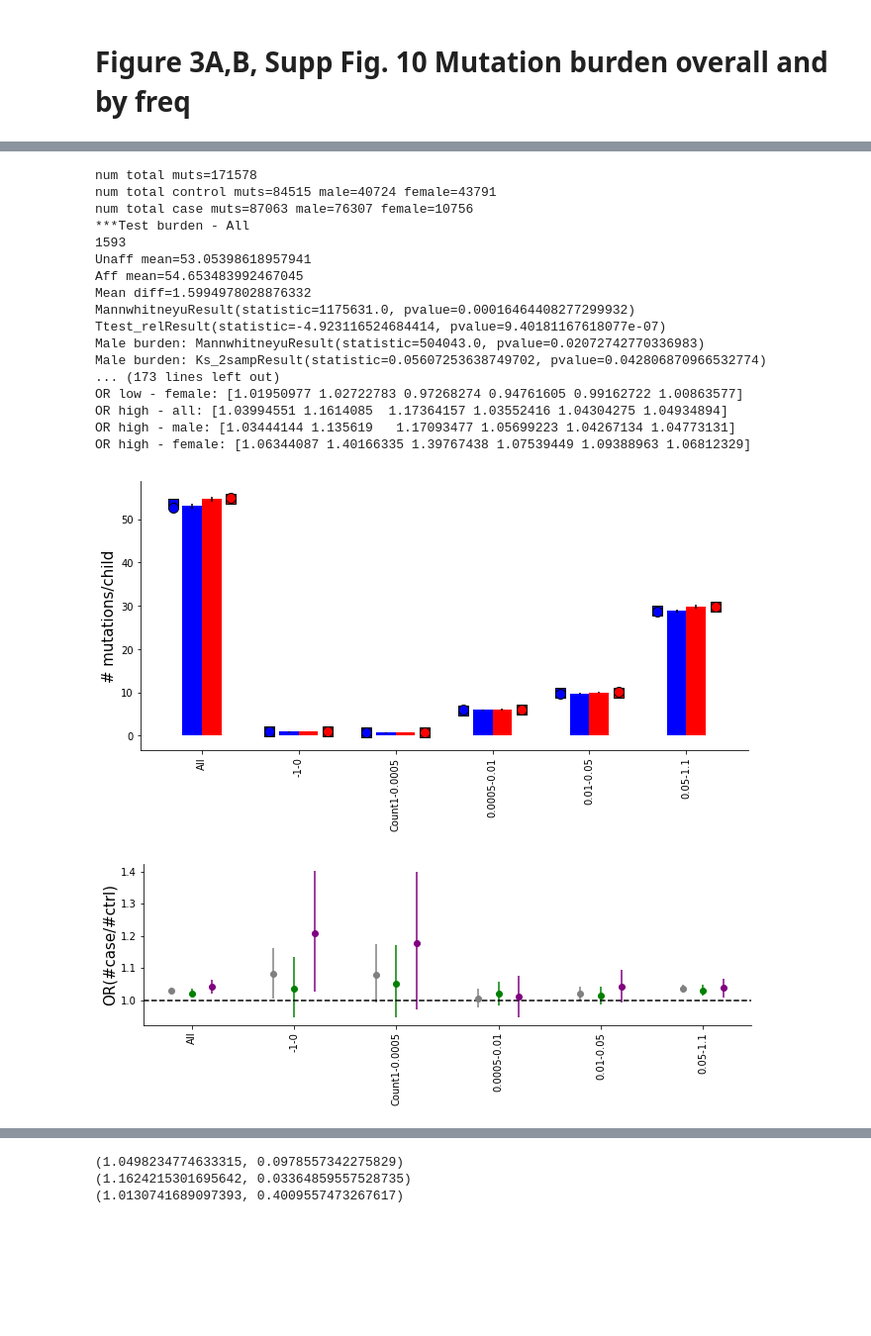
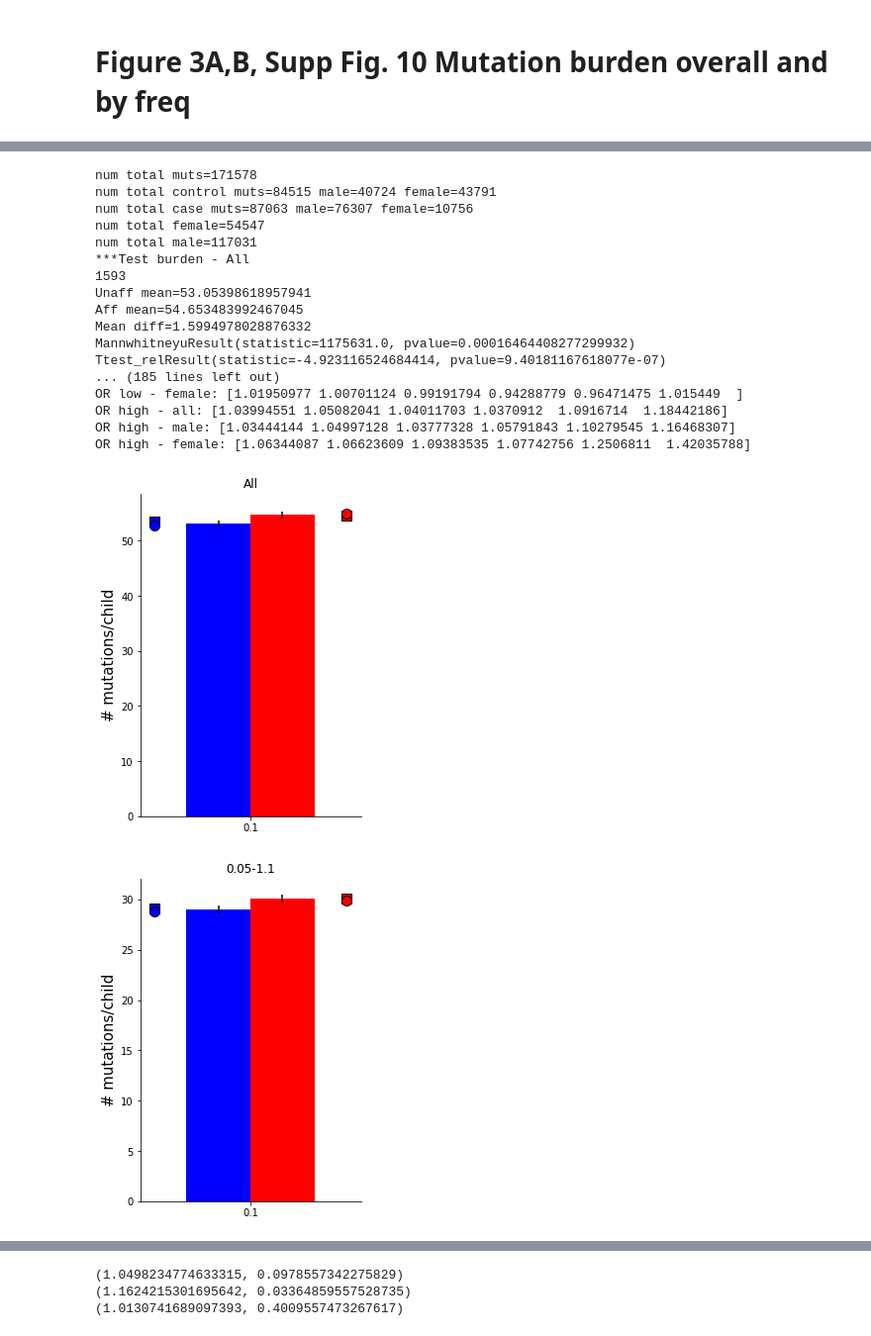
Before and after one commit to gymreklab/ssc-denovos-paper, a Jupyter notebook: figure-notebooks/Mitra_etal_Figure3.ipynb, the cells around one changed output, grey strips where cells are left out. Shown: that part at 99% size. Saved outputs shown, nothing was run; the diff lists cells and outputs as text; code cells hidden in the pictures; blank space fills up the shorter version.

```diff
--- a/figure-notebooks/Mitra_etal_Figure3.ipynb
+++ b/figure-notebooks/Mitra_etal_Figure3.ipynb
@@ -153,7 +153,8 @@ def GetCounts(df, pt, families, sex=None):
     mutcounts = [famcounts.get(family, 0) for family in families]
     return mutcounts
 
-def PlotBurden(full_fdata, fdata_list, fdata_list_labels, maxORy=None, col=None, freq=1, figprefix=None, adjust_patage=False):
+def PlotBurden(full_fdata, fdata_list, fdata_list_labels, maxORy=None, col=None, freq=1,
+               figprefix=None, adjust_patage=False):
     fdata = full_fdata
 
     # Get list of families to use
@@ -201,6 +202,8 @@ def PlotBurden(full_fdata, fdata_list, fdata_list_labels, maxORy=None, col=None,
         print("num total case muts=%s male=%s female=%s"%(usedata[usedata["phenotype"]==2].shape[0],
                                                             usedata[(usedata["sex"]=="male") & (usedata["phenotype"]==2)].shape[0],
                                                             usedata[(usedata["sex"]=="female") & (usedata["phenotype"]==2)].shape[0]))
+        print("num total female=%s"%usedata[(usedata["sex"]=="female")].shape[0])
+        print("num total male=%s"%usedata[(usedata["sex"]=="male")].shape[0])
         child_counts = usedata.groupby(["child","phenotype","family","father_age_birth_years"], as_index=False).agg({"posterior": len})
         child_counts.columns = ["child","phenotype","family","father_age_birth_years","nummut"]
         child_counts_by_sex = usedata.groupby(["child","phenotype","family","sex"], as_index=False).agg({"posterior": len})
@@ -306,18 +309,46 @@ def PlotBurden(full_fdata, fdata_list, fdata_list_labels, maxORy=None, col=None,
                             child_counts[child_counts["phenotype"]==2].sort_values("family")["resid_nummut"]))
 
     ########### Main bar plot showing diff ############
+
+    # Plot overall
+    W = 0.2
+    ptsize = 100
+
+    # each on a different axis
+    for i in range(len(fdata_list)):
+        fig = plt.figure()
+        fig.set_size_inches((4, 6))
+        ax = fig.add_subplot(111)
+        ax.bar([0], [pt_counts_list_unaff[i]], yerr=[1.96*pt_stderrs_list_unaff[i]], color=UNAFF_COLOR, width=W)
+        ax.bar([W], [pt_counts_list_aff[i]], yerr=[1.96*pt_stderrs_list_aff[i]], color=AFF_COLOR, width=W)
+
+        ax.scatter([-1*W], [male_counts_list_unaff[i]], marker="s", color=UNAFF_COLOR, s=ptsize, edgecolors="black")
+        ax.scatter([-1*W], [female_counts_list_unaff[i]], marker="o", color=UNAFF_COLOR, s=ptsize, edgecolors="black")
+        ax.scatter([2*W], [male_counts_list_aff[i]], marker="s", color=AFF_COLOR, s=ptsize, edgecolors="black")
+        ax.scatter([2*W], [female_counts_list_aff[i]], marker="o", color=AFF_COLOR, s=ptsize, edgecolors="black")
+        ax.set_xticks([W/2])
+        ax.set_ylabel("# mutations/child", size=15)
+        ax.spines['right'].set_visible(False)
+        ax.spines['top'].set_visible(False)
+        ax.yaxis.set_ticks_position('left')
+        ax.xaxis.set_ticks_position('bottom');
+
+        ax.set_title(fdata_list_labels[i])
+        if figprefix is not None:
+            fig.savefig(os.path.join(OUTDIR, figprefix+"-burden-%s.pdf"%fdata_list_labels[i]))
+
+    xvals = range(len(fdata_list))
+
+    """
+    # All on one axis
     fig = plt.figure()
     fig.set_size_inches((5+len(fdata_list), 5))
     ax = fig.add_subplot(111)
 
-    # Plot overall
-    W = 0.2
-    xvals = range(len(fdata_list))
     ax.bar(xvals, pt_counts_list_unaff, yerr=1.96*np.array(pt_stderrs_list_unaff), color=UNAFF_COLOR, width=W)
     ax.bar([item+W for item in xvals], pt_counts_list_aff, yerr=1.96*np.array(pt_stderrs_list_aff), color=AFF_COLOR, width=W)
 
     # Plot by sex
-    ptsize = 100
     ax.scatter([item-W for item in xvals], male_counts_list_unaff, marker="s", color=UNAFF_COLOR, s=ptsize, edgecolors="black")
     ax.scatter([item-W for item in xvals], female_counts_list_unaff, marker="o", color=UNAFF_COLOR, s=ptsize, edgecolors="black")
     ax.scatter([item+2*W for item in xvals], male_counts_list_aff, marker="s", color=AFF_COLOR, s=ptsize, edgecolors="black")
@@ -335,6 +366,7 @@ def PlotBurden(full_fdata, fdata_list, fdata_list_labels, maxORy=None, col=None,
     ax.set_title(col)
     if figprefix is not None:
         fig.savefig(os.path.join(OUTDIR, figprefix+"-burden.pdf"))
+    """
 
     ########### Odds ratio plot ############
     # Need num_unnaf and num_aff for each category
@@ -418,6 +450,7 @@ def PlotBurden(full_fdata, fdata_list, fdata_list_labels, maxORy=None, col=None,
     if figprefix is not None:
         fig.savefig(os.path.join(OUTDIR, figprefix+"-OR.pdf"))
 
+
     ########### Mutation size barplot ############
     fig = plt.figure()
     fig.set_size_inches((5+len(fdata_list), 5))
@@ -478,40 +532,40 @@ PlotBurden(finaldata_nohom, [finaldata_nohom], ["all"], col=None, freq=1, figpre
 # %%
 # By freq bin of target allele - overall
 # (i.e. <0.001; 0.001-0.01; 0.01-0.05; >0.05)
 
 mintotal = 0.8*max(fdata["total"])
 
 # All
 fdata_list = [finaldata]
 fdata_labels_list = ["All"]
 
 # Other freq bins
-for freqpair in [(-1, 0), (-1,0.0005), (0.0005, 0.01), (0.01, 0.05), (0.05, 1.1)]:
+for freqpair in [(0.05, 1.1), (0.01, 0.05), (0.001, 0.01), (-1,0.001), (-1, 0)]:
     minfreq, maxfreq = freqpair
     if minfreq == -1 and maxfreq > 0:
         fdata_list.append(finaldata[(finaldata["total"]>=mintotal) & (finaldata["freq"]>0) & (finaldata["freq"]<=maxfreq)])
         fdata_labels_list.append("Count1-%s"%(maxfreq))
     else:
         fdata_list.append(finaldata[(finaldata["total"]>=mintotal) & (finaldata["freq"]>minfreq) & (finaldata["freq"]<=maxfreq)])
         fdata_labels_list.append("%s-%s"%(minfreq,maxfreq))
 PlotBurden(finaldata, fdata_list, fdata_labels_list, col=None, freq=1, figprefix="Figure3-ByFreqBin", adjust_patage=False)
 # %% [output]
 num total muts=171578
 num total control muts=84515 male=40724 female=43791
 num total case muts=87063 male=76307 female=10756
+num total female=54547
+num total male=117031
 ***Test burden - All
 1593
 Unaff mean=53.05398618957941
 Aff mean=54.653483992467045
 Mean diff=1.5994978028876332
 MannwhitneyuResult(statistic=1175631.0, pvalue=0.00016464408277299932)
 Ttest_relResult(statistic=-4.923116524684414, pvalue=9.40181167618077e-07)
-Male burden: MannwhitneyuResult(statistic=504043.0, pvalue=0.02072742770336983)
-Male burden: Ks_2sampResult(statistic=0.05607253638749702, pvalue=0.042806870966532774)
-... (173 lines left out)
-OR low - female: [1.01950977 1.02722783 0.97268274 0.94761605 0.99162722 1.00863577]
-OR high - all: [1.03994551 1.1614085  1.17364157 1.03552416 1.04304275 1.04934894]
-OR high - male: [1.03444144 1.135619   1.17093477 1.05699223 1.04267134 1.04773131]
-OR high - female: [1.06344087 1.40166335 1.39767438 1.07539449 1.09388963 1.06812329]
+... (185 lines left out)
+OR low - female: [1.01950977 1.00701124 0.99191794 0.94288779 0.96471475 1.015449  ]
+OR high - all: [1.03994551 1.05082041 1.04011703 1.0370912  1.0916714  1.18442186]
+OR high - male: [1.03444144 1.04997128 1.03777328 1.05791843 1.10279545 1.16468307]
+OR high - female: [1.06344087 1.06623609 1.09383535 1.07742756 1.2506811  1.42035788]
-[figure, old version]
+[figure, new version]
-[figure, old version]
+[figure, new version]
```
Also changed, not shown: parts of 17 cells of this notebook, 4 other files.
